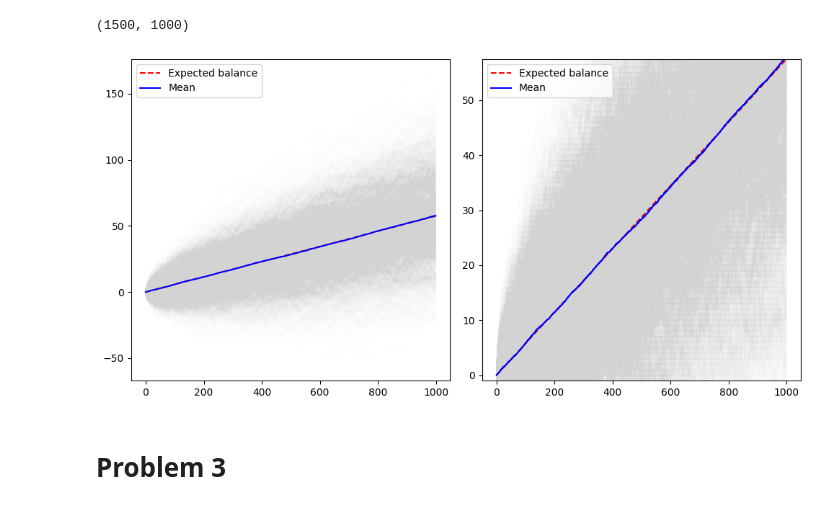
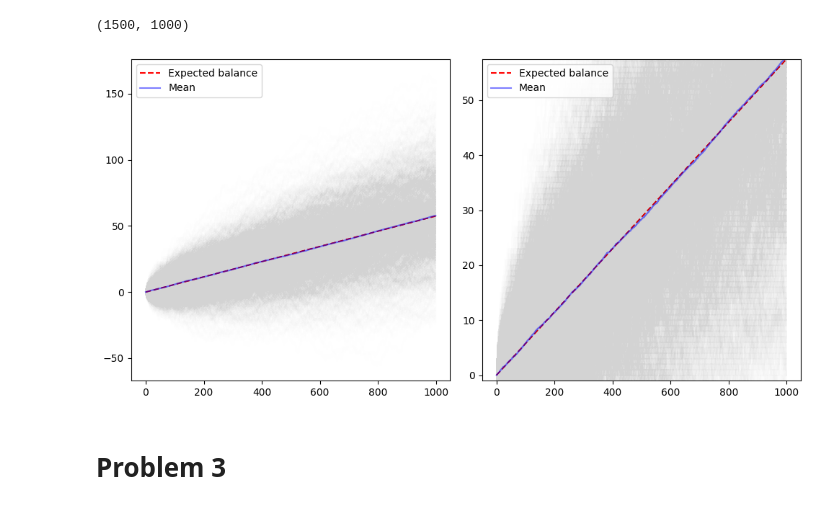
Before and after one commit to FelixCeard/Statistical-Learning-, a Jupyter notebook: sheet-01/code.ipynb, the cells around one changed output. Saved outputs shown, nothing was run; the diff lists cells and outputs as text; code cells hidden in the pictures.

```diff
--- a/sheet-01/code.ipynb
+++ b/sheet-01/code.ipynb
@@ -467,33 +468,33 @@ all_deltas.shape
 # %%
 # This could be also computed for each round, yielding a better local expected gain.
 # However, after three rounds, both are equivalent.
 # Furthermore, on the scale on which we compute the reward, we doubt that it makes a significant difference.
 expected_gain_each_step = 0.172292479/3.0
 expected_delta = np.linspace(0, NUM_STEPS, NUM_STEPS) * expected_gain_each_step
 
 min_offset = min(np.min(all_deltas), np.min(expected_delta))
 
 means = np.mean(all_deltas, axis=0)
 fig, ax = plt.subplots(1, 2, figsize=(10, 5))
 
 ax[0].plot(expected_delta, label="Expected balance", c='red', linestyle='--')
 ax[1].plot(expected_delta, label="Expected balance", c='red', linestyle='--')
 for run in range(all_deltas.shape[0]):
     ax[0].plot(all_deltas[run], c='lightgray', alpha=0.002)
     ax[1].plot(all_deltas[run], c='lightgray', alpha=0.002)
 
-ax[0].plot(means, label="Mean", c='blue')
-ax[1].plot(means, label="Mean", c='blue')
+ax[0].plot(means, label="Mean", c='blue', alpha=0.5)
+ax[1].plot(means, label="Mean", c='blue', alpha=0.5)
 
 # zoom in on the y axis
 ax[1].set_ylim(-1, expected_delta.max())
 
 ax[0].legend(loc="upper left")
 ax[1].legend(loc="upper left")
 
 fig.tight_layout()
 # %% [output]
-[figure, old version]
+[figure, new version]
 # %% [markdown]
 # Problem 3
 # %% [markdown]
```
Also changed, not shown: parts of 45 cells of this notebook, 2 other files.
